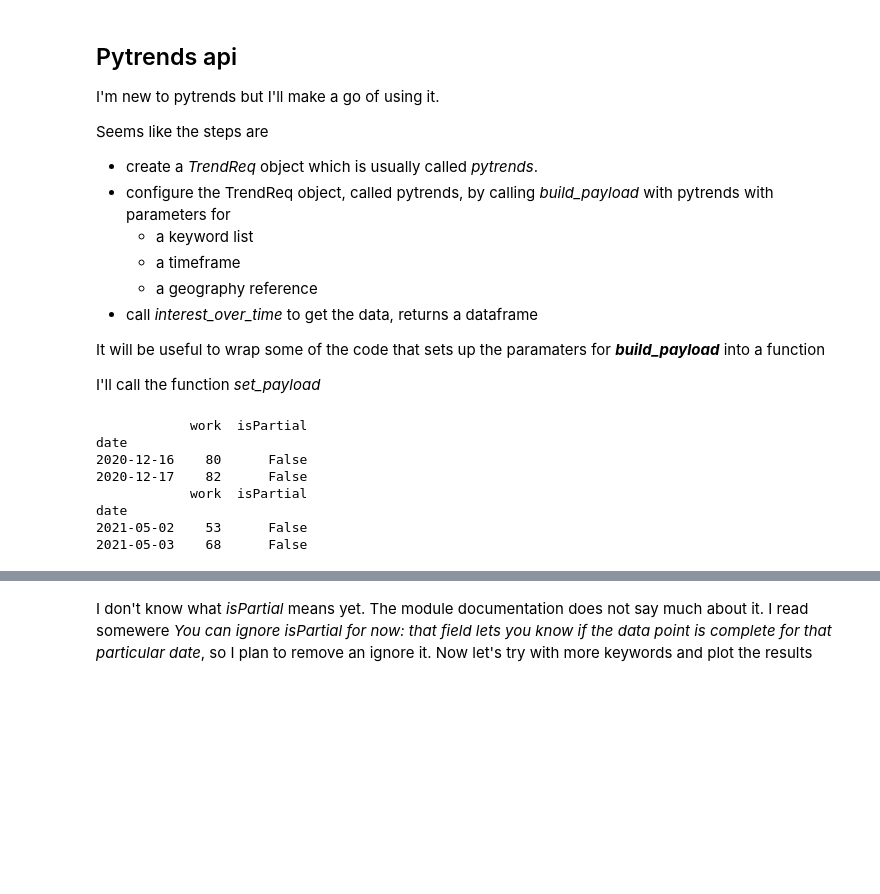
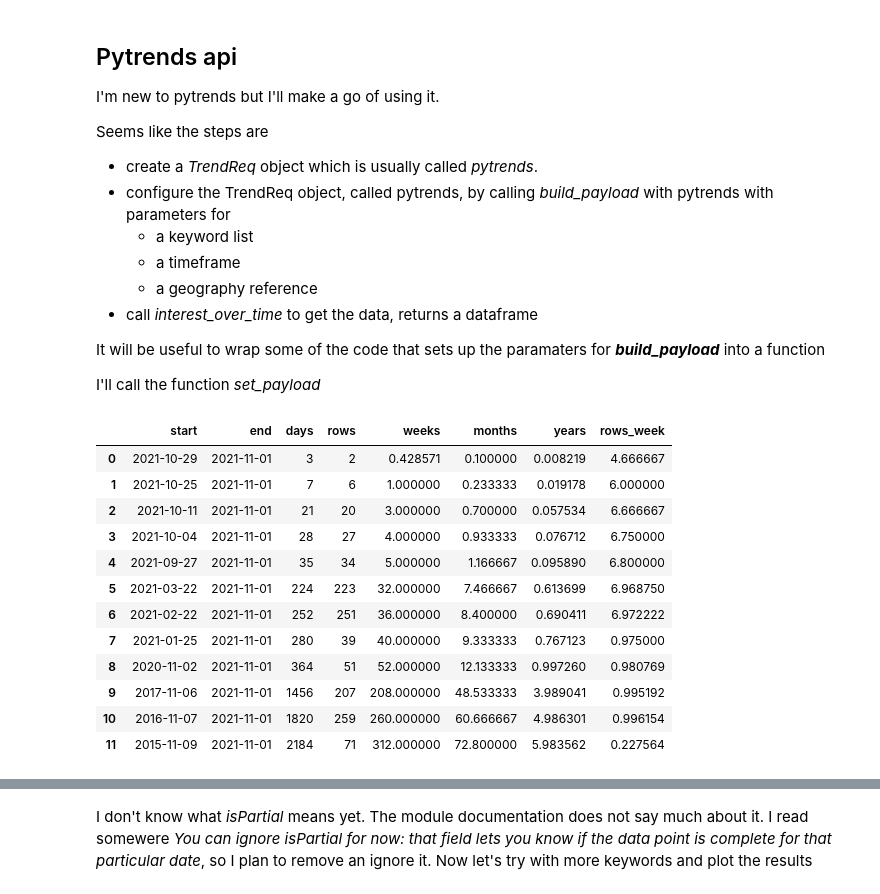
Before and after one commit to jhmuller/job-forecasting, a Jupyter notebook: _notebooks/Part_6_GoogleTrends.ipynb, the cells around one changed output, grey strips where cells are left out. Drawn from its saved outputs; the diff is of its cells as text; code cells hidden in the pictures; blank space fills up the shorter version.

```diff
--- a/_notebooks/Part_6_GoogleTrends.ipynb
+++ b/_notebooks/Part_6_GoogleTrends.ipynb
@@ -79,15 +110,53 @@ def set_payload(trend_req, kw_list, nweeks=100, geo='US', cat=60, grop=''):
-# %%
-tr = TrendReq(hl='en-US', tz=360)
-tr = set_payload(trend_req=tr, kw_list=['work'], cat=60, nweeks=20, geo='US', grop='')
-df = tr.interest_over_time()
-print(df.head(2))
-print(df.tail(2))
-# %% [output]
-            work  isPartial
-date
-2020-12-16    80      False
-2020-12-17    82      False
-            work  isPartial
-date
-2021-05-02    53      False
-2021-05-03    68      False
+# %%
+# find default freq
+# Google trends adjusts the frequency of the returned data to the
+#  time span requested.
+# asking for a week gives daily, 8 months weekly, et cetera
+# this snippet is intended to finc the freq for different spans
+from collections import defaultdict
+fdict = {}
+last_freq = 10
+tups = []
+end = datetime.date.today()
+starts = [end - datetime.timedelta(days=3),
+  end - datetime.timedelta(weeks=1),
+  end - datetime.timedelta(weeks=3),
+  end - datetime.timedelta(weeks=4),
+  end - datetime.timedelta(weeks=5),
+  end - datetime.timedelta(weeks=4*8),
+  end - datetime.timedelta(weeks=4*9),
+  end - datetime.timedelta(weeks=4*10),
+  end - datetime.timedelta(weeks=52),
+  end - datetime.timedelta(weeks=52*4),
+  end - datetime.timedelta(weeks=52*5),
+  end - datetime.timedelta(weeks=52*6)]
+
+for start in starts:
+  #print(start)
+  tr = TrendReq(hl='en-US', tz=360)
+  tr = set_payload_start_end(trend_req=tr, kw_list=['work'], cat=60, start_date=start, end_date=end, geo='US', grop='')
+  df = tr.interest_over_time()
+  rows = df.shape[0]
+  days = (end-start).days
+  tups.append((start, end, days, rows))
+
+x = pd.DataFrame(tups, columns=["start", "end", "days", "rows"])
+x["weeks"] = x["days"]/7.0
+x["months"] = x["days"] / 30
+x["years"] = x["days"] / 365
+x["rows_week"] = x["rows"]/x["weeks"]
+x
+# %% [output]
+|  | start | end | days | rows | weeks | months | years | rows_week |
+| 0 | 2021-10-29 | 2021-11-01 | 3 | 2 | 0.428571 | 0.100000 | 0.008219 | 4.666667 |
+| 1 | 2021-10-25 | 2021-11-01 | 7 | 6 | 1.000000 | 0.233333 | 0.019178 | 6.000000 |
+| 2 | 2021-10-11 | 2021-11-01 | 21 | 20 | 3.000000 | 0.700000 | 0.057534 | 6.666667 |
+| 3 | 2021-10-04 | 2021-11-01 | 28 | 27 | 4.000000 | 0.933333 | 0.076712 | 6.750000 |
+| 4 | 2021-09-27 | 2021-11-01 | 35 | 34 | 5.000000 | 1.166667 | 0.095890 | 6.800000 |
+| 5 | 2021-03-22 | 2021-11-01 | 224 | 223 | 32.000000 | 7.466667 | 0.613699 | 6.968750 |
+| 6 | 2021-02-22 | 2021-11-01 | 252 | 251 | 36.000000 | 8.400000 | 0.690411 | 6.972222 |
+| 7 | 2021-01-25 | 2021-11-01 | 280 | 39 | 40.000000 | 9.333333 | 0.767123 | 0.975000 |
+| 8 | 2020-11-02 | 2021-11-01 | 364 | 51 | 52.000000 | 12.133333 | 0.997260 | 0.980769 |
+| 9 | 2017-11-06 | 2021-11-01 | 1456 | 207 | 208.000000 | 48.533333 | 3.989041 | 0.995192 |
+| 10 | 2016-11-07 | 2021-11-01 | 1820 | 259 | 260.000000 | 60.666667 | 4.986301 | 0.996154 |
+| 11 | 2015-11-09 | 2021-11-01 | 2184 | 71 | 312.000000 | 72.800000 | 5.983562 | 0.227564 |
```
Also changed, not shown: parts of 18 cells of this notebook, 4 other files.
